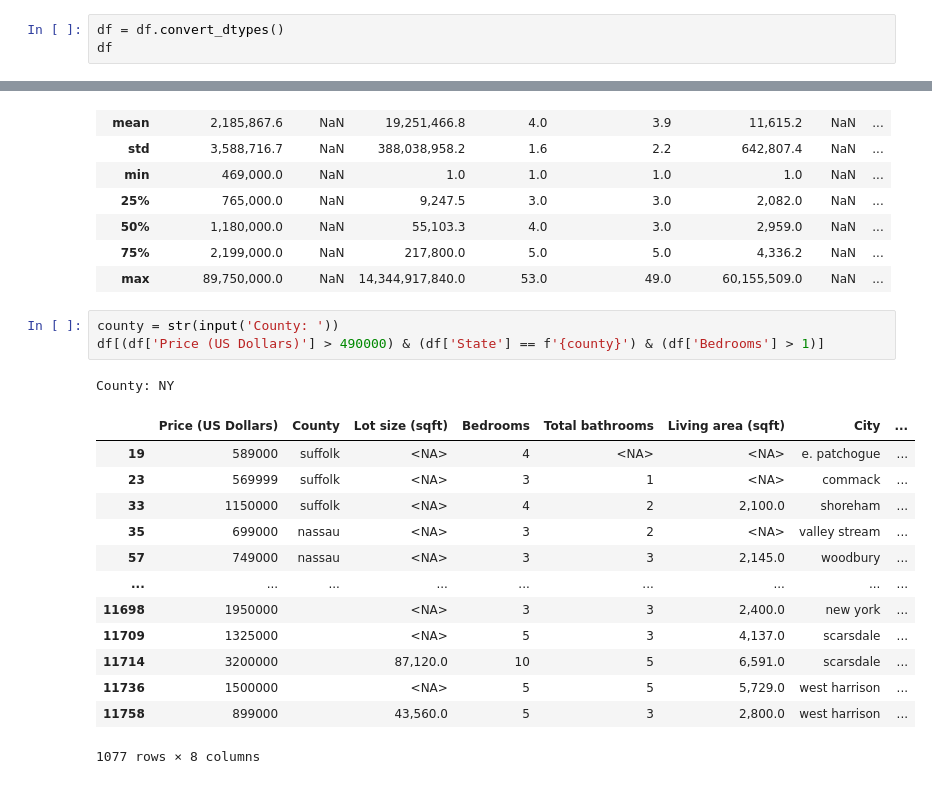
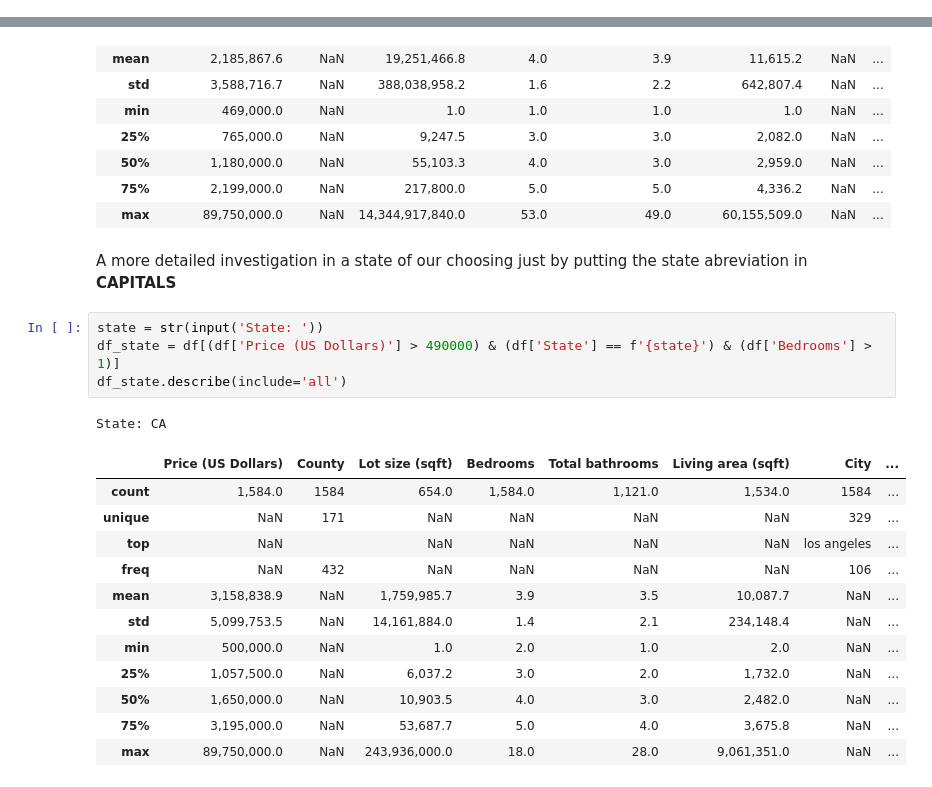
Before and after one commit to mosmtilk222/Data-Analysis-Projects, a Jupyter notebook: Houses_Analysis.ipynb, the cells around one changed output, grey strips where cells are left out. Saved outputs shown, nothing was run; the diff lists cells and outputs as text.

```diff
--- a/Houses_Analysis.ipynb
+++ b/Houses_Analysis.ipynb
@@ -124,6 +147,3 @@ df
 | 11971 | 889,000.0 | king | 1,677.0 | 3.0 | NaN | 1,320.0 | seattle | ... |
 | 11972 | 1,625,000.0 | king | 4,120.0 | 4.0 | NaN | 2,945.0 | seattle | ... |
 11973 rows × 8 columns
-# %%
-df = df.convert_dtypes()
-df
@@ -172,21 +178,23 @@ df.describe(include='all')
 | 50% | 1,180,000.0 | NaN | 55,103.3 | 4.0 | 3.0 | 2,959.0 | NaN | ... |
 | 75% | 2,199,000.0 | NaN | 217,800.0 | 5.0 | 5.0 | 4,336.2 | NaN | ... |
 | max | 89,750,000.0 | NaN | 14,344,917,840.0 | 53.0 | 49.0 | 60,155,509.0 | NaN | ... |
+# %% [markdown]
+A more detailed investigation in a state of our choosing just by putting the state abreviation in **CAPITALS**
 # %%
-county = str(input('County: '))
-df[(df['Price (US Dollars)'] > 490000) & (df['State'] == f'{county}') & (df['Bedrooms'] > 1)]
+state = str(input('State: '))
+df_state = df[(df['Price (US Dollars)'] > 490000) & (df['State'] == f'{state}') & (df['Bedrooms'] > 1)]
+df_state.describe(include='all')
 # %% [output]
-County: NY
+State: CA
 |  | Price (US Dollars) | County | Lot size (sqft) | Bedrooms | Total bathrooms | Living area (sqft) | City | ... |
-| 19 | 589000 | suffolk | <NA> | 4 | <NA> | <NA> | e. patchogue | ... |
-| 23 | 569999 | suffolk | <NA> | 3 | 1 | <NA> | commack | ... |
-| 33 | 1150000 | suffolk | <NA> | 4 | 2 | 2,100.0 | shoreham | ... |
-| 35 | 699000 | nassau | <NA> | 3 | 2 | <NA> | valley stream | ... |
-| 57 | 749000 | nassau | <NA> | 3 | 3 | 2,145.0 | woodbury | ... |
-| ... | ... | ... | ... | ... | ... | ... | ... | ... |
-| 11698 | 1950000 |  | <NA> | 3 | 3 | 2,400.0 | new york | ... |
-| 11709 | 1325000 |  | <NA> | 5 | 3 | 4,137.0 | scarsdale | ... |
-| 11714 | 3200000 |  | 87,120.0 | 10 | 5 | 6,591.0 | scarsdale | ... |
-| 11736 | 1500000 |  | <NA> | 5 | 5 | 5,729.0 | west harrison | ... |
-| 11758 | 899000 |  | 43,560.0 | 5 | 3 | 2,800.0 | west harrison | ... |
+| count | 1,584.0 | 1584 | 654.0 | 1,584.0 | 1,121.0 | 1,534.0 | 1584 | ... |
+| unique | NaN | 171 | NaN | NaN | NaN | NaN | 329 | ... |
+| top | NaN |  | NaN | NaN | NaN | NaN | los angeles | ... |
+| freq | NaN | 432 | NaN | NaN | NaN | NaN | 106 | ... |
+| mean | 3,158,838.9 | NaN | 1,759,985.7 | 3.9 | 3.5 | 10,087.7 | NaN | ... |
+| std | 5,099,753.5 | NaN | 14,161,884.0 | 1.4 | 2.1 | 234,148.4 | NaN | ... |
+| min | 500,000.0 | NaN | 1.0 | 2.0 | 1.0 | 2.0 | NaN | ... |
+| 25% | 1,057,500.0 | NaN | 6,037.2 | 3.0 | 2.0 | 1,732.0 | NaN | ... |
+| 50% | 1,650,000.0 | NaN | 10,903.5 | 4.0 | 3.0 | 2,482.0 | NaN | ... |
+| 75% | 3,195,000.0 | NaN | 53,687.7 | 5.0 | 4.0 | 3,675.8 | NaN | ... |
+| max | 89,750,000.0 | NaN | 243,936,000.0 | 18.0 | 28.0 | 9,061,351.0 | NaN | ... |
-1077 rows × 8 columns
```
Also changed, not shown: parts of 16 cells of this notebook.
